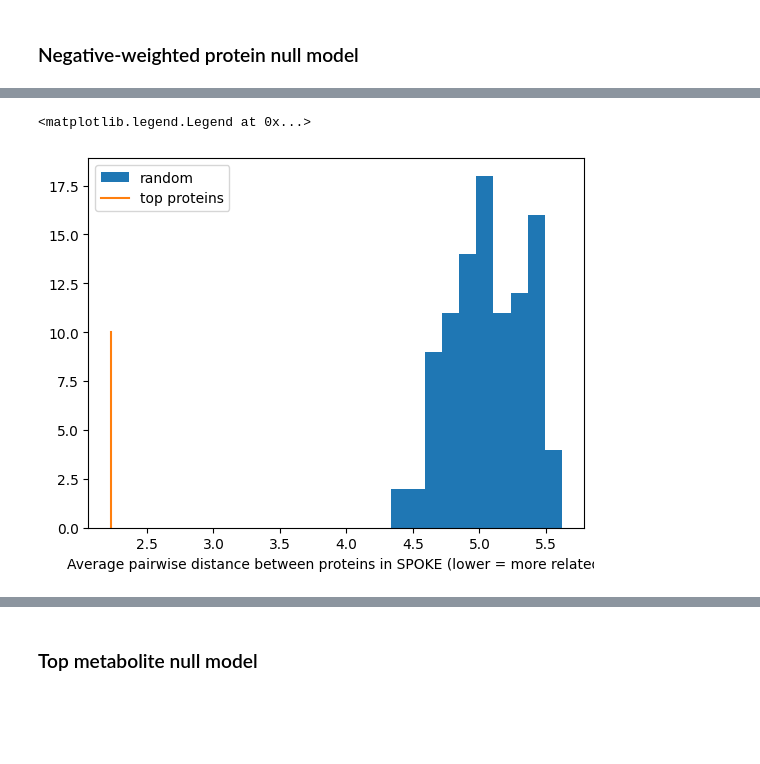
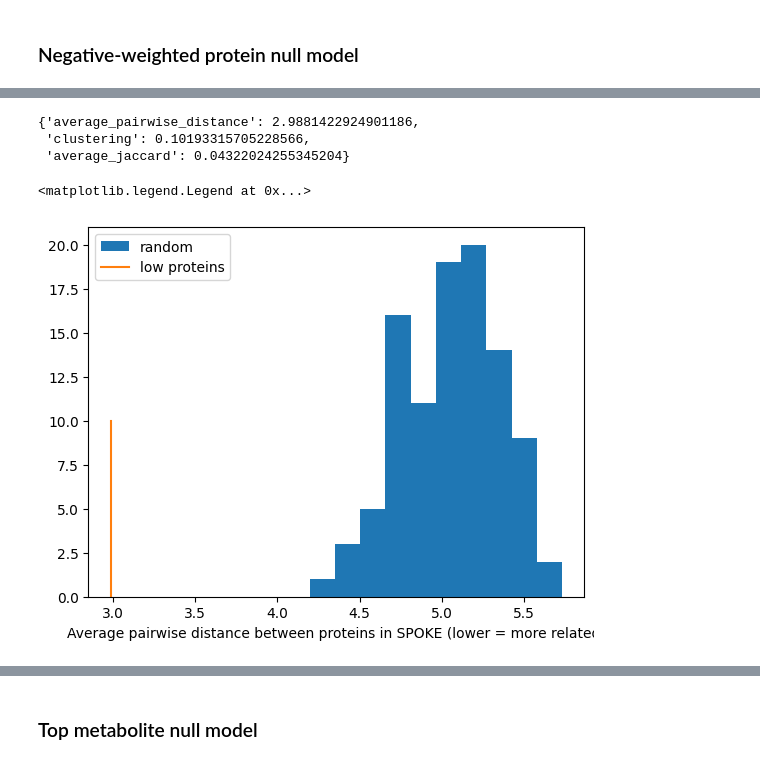
Before and after one commit to yjzhang/kg_feature_engineering, a Jupyter notebook: notebooks/null_model.ipynb, the cells around one changed output, grey strips where cells are left out. Cells and saved outputs as stored; diff of their text form; code cells hidden in the pictures; blank space fills up the shorter version.

```diff
--- a/notebooks/null_model.ipynb
+++ b/notebooks/null_model.ipynb
@@ -235,12 +243,17 @@ random_stats
 # %%
 low_prots_stats = kgfe.explanations.graph_node_stats(spoke_graph_ud, low_prots_spoke_ids)
+low_prots_stats
+# %% [output]
+{'average_pairwise_distance': 2.9881422924901186,
+ 'clustering': 0.10193315705228566,
+ 'average_jaccard': 0.04322024255345204}
 # %%
 plt.hist(random_stats.average_pairwise_distance, bins=10, label='random')
-plt.plot([low_prots_stats['average_pairwise_distance'], high_prots_stats['average_pairwise_distance']], [0, 10], label='top proteins')
+plt.plot([low_prots_stats['average_pairwise_distance'], low_prots_stats['average_pairwise_distance']], [0, 10], label='low proteins')
 plt.xlabel('Average pairwise distance between proteins in SPOKE (lower = more related)')
 plt.legend()
 # %% [output]
 <matplotlib.legend.Legend at 0x...>
-[figure, old version]
+[figure, new version]
 # %%
 plt.hist(random_stats.average_jaccard, bins=10, label='random')
```
Also changed, not shown: parts of 21 cells of this notebook, 2 other files.
